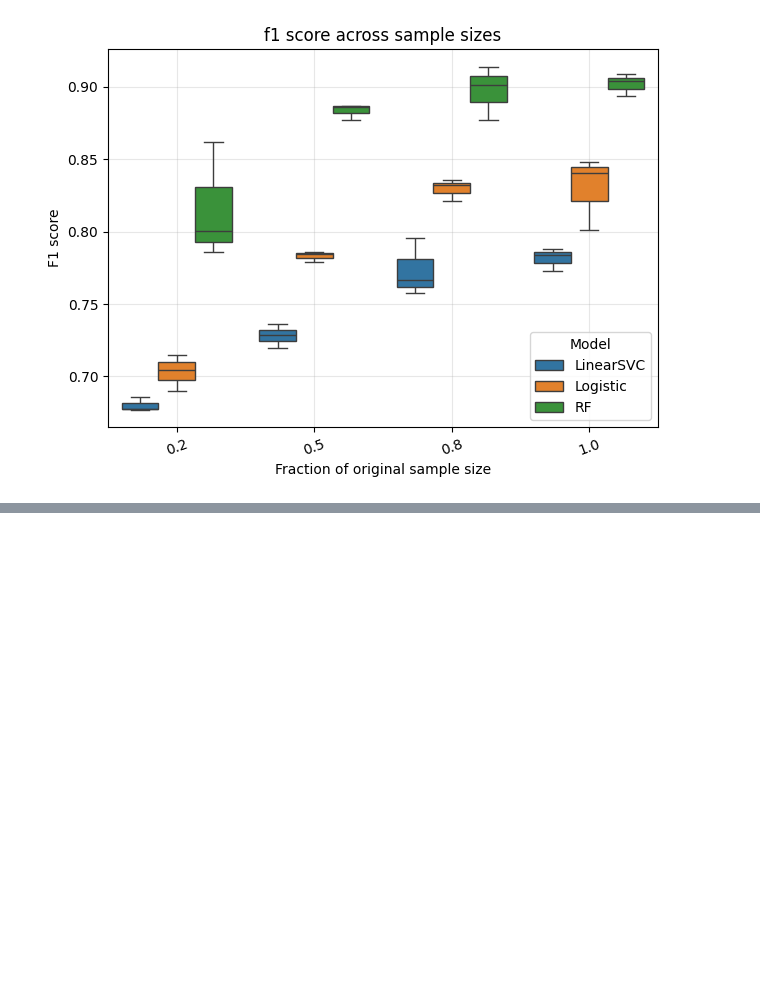
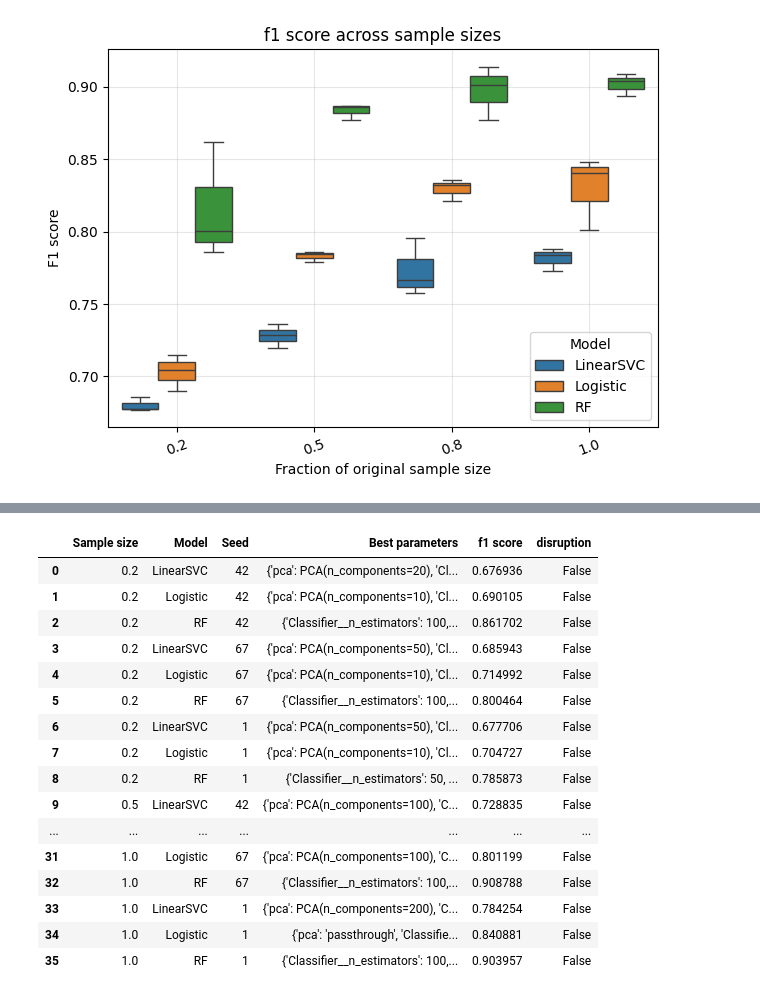
Before and after one commit to CleosCleopatra/Big_data_exam, a Jupyter notebook: Q1.ipynb, the cells around one changed output, grey strips where cells are left out. Cells and saved outputs as stored; diff of their text form; code cells hidden in the pictures; blank space fills up the shorter version.

```diff
--- a/Q1.ipynb
+++ b/Q1.ipynb
@@ -300,12 +479,5 @@ plt.tight_layout()
 plt.show()
 # %% [output]
 [figure]
-# %%
-X.shape()
-pd.set_option("display.precision", 2)
-X.head()
-X.tail()
-X.info()
-X.describe()
 # %%
 
@@ -505,0 +765,20 @@ run 1, sample size 0.8
+# %%
+display(df)
+# %% [output]
+|  | Sample size | Model | Seed | Best parameters | f1 score | disruption |
+| 0 | 0.2 | LinearSVC | 42 | {'pca': PCA(n_components=20), 'Cl... | 0.676936 | False |
+| 1 | 0.2 | Logistic | 42 | {'pca': PCA(n_components=10), 'Cl... | 0.690105 | False |
+| 2 | 0.2 | RF | 42 | {'Classifier__n_estimators': 100,... | 0.861702 | False |
+| 3 | 0.2 | LinearSVC | 67 | {'pca': PCA(n_components=50), 'Cl... | 0.685943 | False |
+| 4 | 0.2 | Logistic | 67 | {'pca': PCA(n_components=10), 'Cl... | 0.714992 | False |
+| 5 | 0.2 | RF | 67 | {'Classifier__n_estimators': 100,... | 0.800464 | False |
+| 6 | 0.2 | LinearSVC | 1 | {'pca': PCA(n_components=50), 'Cl... | 0.677706 | False |
+| 7 | 0.2 | Logistic | 1 | {'pca': PCA(n_components=10), 'Cl... | 0.704727 | False |
+| 8 | 0.2 | RF | 1 | {'Classifier__n_estimators': 50, ... | 0.785873 | False |
+| 9 | 0.5 | LinearSVC | 42 | {'pca': PCA(n_components=100), 'C... | 0.728835 | False |
+| ... | ... | ... | ... | ... | ... | ... |
+| 31 | 1.0 | Logistic | 67 | {'pca': PCA(n_components=100), 'C... | 0.801199 | False |
+| 32 | 1.0 | RF | 67 | {'Classifier__n_estimators': 100,... | 0.908788 | False |
+| 33 | 1.0 | LinearSVC | 1 | {'pca': PCA(n_components=200), 'C... | 0.784254 | False |
+| 34 | 1.0 | Logistic | 1 | {'pca': 'passthrough', 'Classifie... | 0.840881 | False |
+| 35 | 1.0 | RF | 1 | {'Classifier__n_estimators': 100,... | 0.903957 | False |
```
Also changed, not shown: parts of 12 cells of this notebook.
